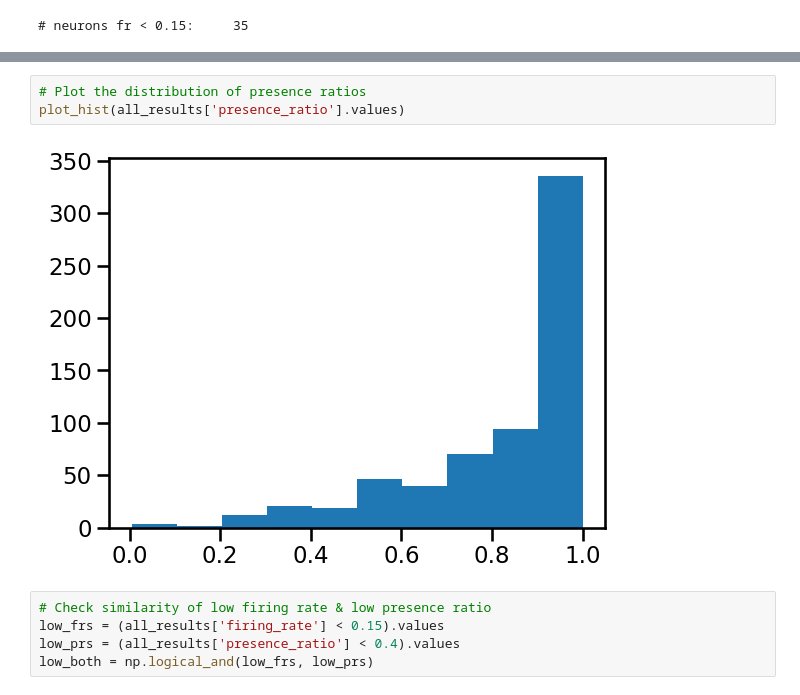
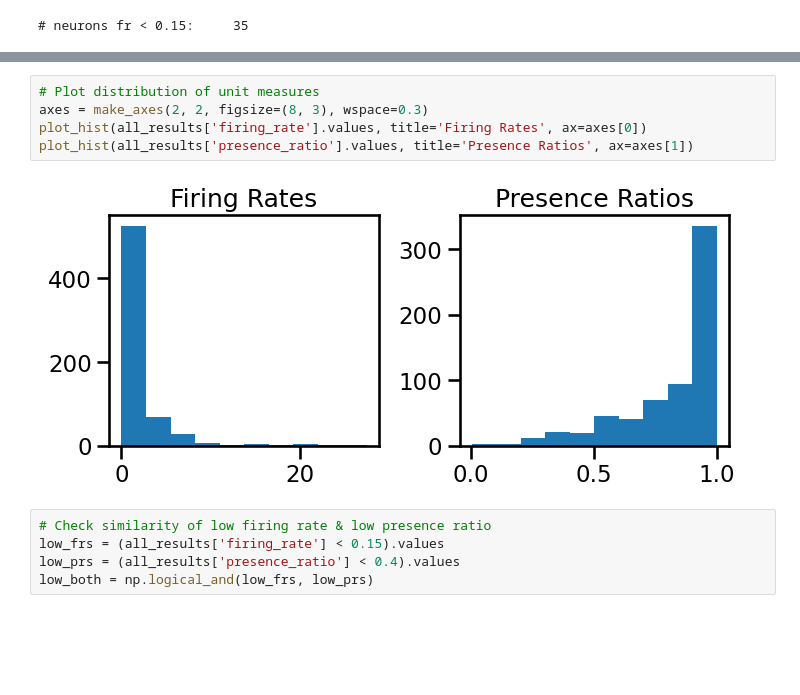
Before and after one commit to HSUPipeline/AnalyzeTH, a Jupyter notebook: notebooks/B2-OverlapAnalyses.ipynb, the cells around one changed output, grey strips where cells are left out. Saved outputs shown, nothing was run; the diff lists cells and outputs as text; blank space fills up the shorter version.

```diff
--- a/notebooks/B2-OverlapAnalyses.ipynb
+++ b/notebooks/B2-OverlapAnalyses.ipynb
@@ -124,8 +119,10 @@ plot_hist(all_results['firing_rate'].values)
-# %%
-# Plot the distribution of presence ratios
-plot_hist(all_results['presence_ratio'].values)
-# %% [output]
-[figure, removed]
+# %%
+# Plot distribution of unit measures
+axes = make_axes(2, 2, figsize=(8, 3), wspace=0.3)
+plot_hist(all_results['firing_rate'].values, title='Firing Rates', ax=axes[0])
+plot_hist(all_results['presence_ratio'].values, title='Presence Ratios', ax=axes[1])
+# %% [output]
+[figure, added]
 # %%
 # Check similarity of low firing rate & low presence ratio
 low_frs = (all_results['firing_rate'] < 0.15).values
```
Also changed, not shown: parts of 18 cells of this notebook.
